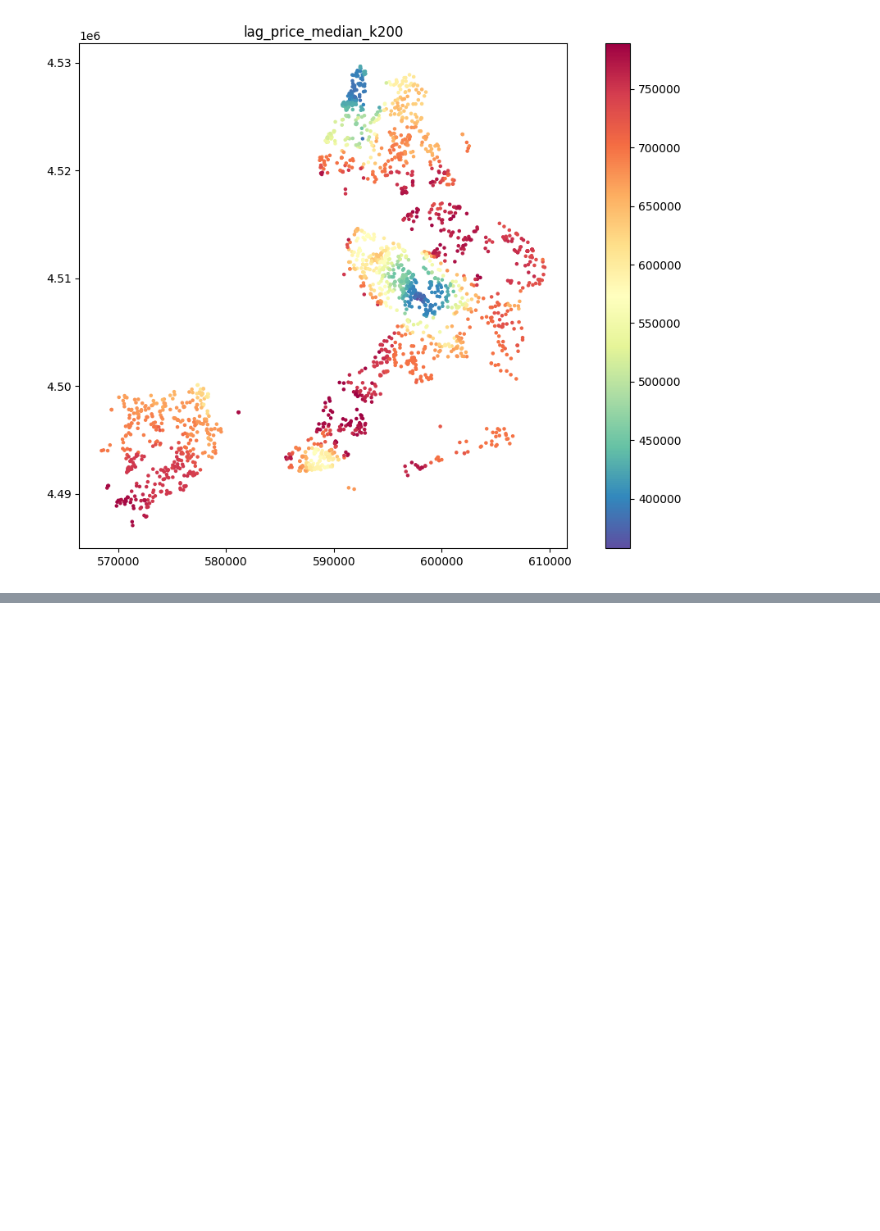
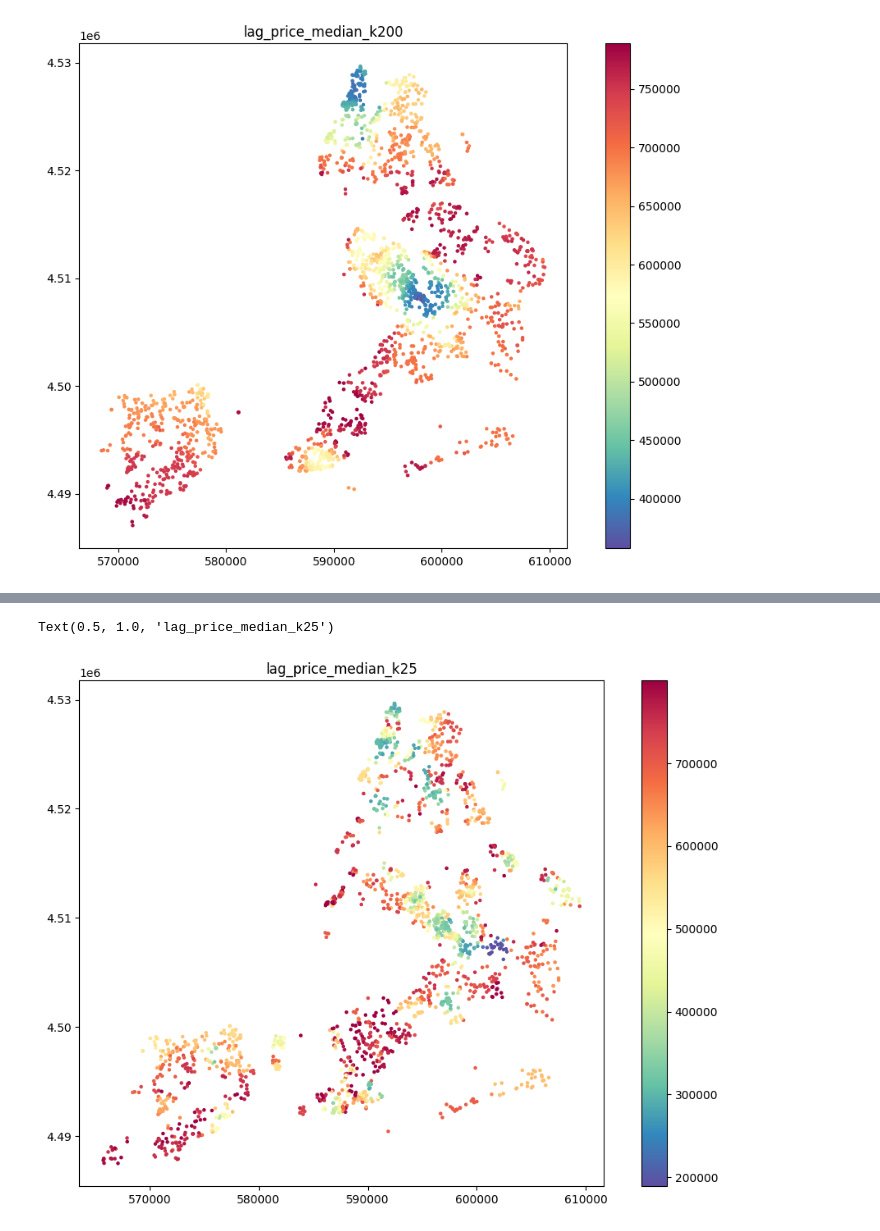
Before and after one commit to codekot/nyc-housing-project, a Jupyter notebook: notebooks/experiments/exp_03_spatial_lag.ipynb, the cells around one changed output, grey strips where cells are left out. Cells and saved outputs as stored; diff of their text form; code cells hidden in the pictures; blank space fills up the shorter version.

```diff
--- a/notebooks/experiments/exp_03_spatial_lag.ipynb
+++ b/notebooks/experiments/exp_03_spatial_lag.ipynb
@@ -291,0 +318,12 @@ Text(0.5, 1.0, 'lag_price_median_k200')
+# %%
+low = gdf_utm[gdf_utm['lag_price_median_k25'] < gdf_utm['lag_price_median_k25'].quantile(0.5)]
+# %%
+low.plot(column="lag_price_median_k25",
+         figsize=(12, 8),
+         legend=True,
+         cmap="Spectral_r",
+         markersize=5)
+plt.title("lag_price_median_k25")
+# %% [output]
+Text(0.5, 1.0, 'lag_price_median_k25')
+[figure, added]
```
Also changed, not shown: parts of 9 cells of this notebook.
